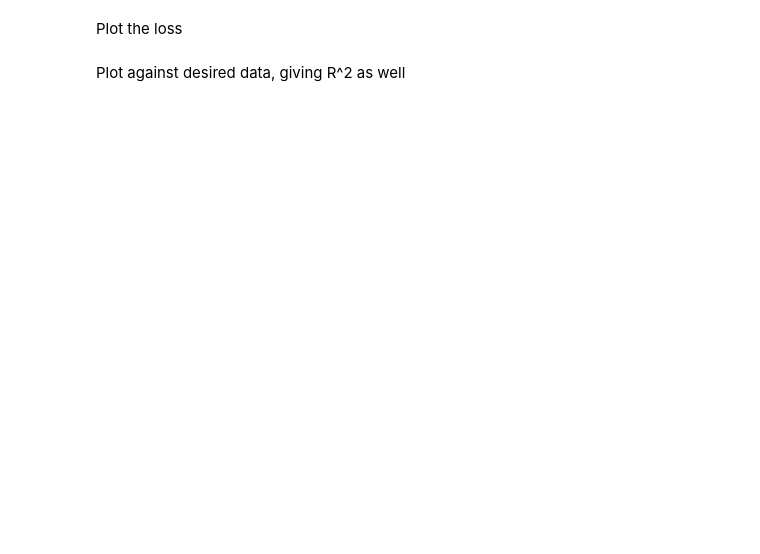
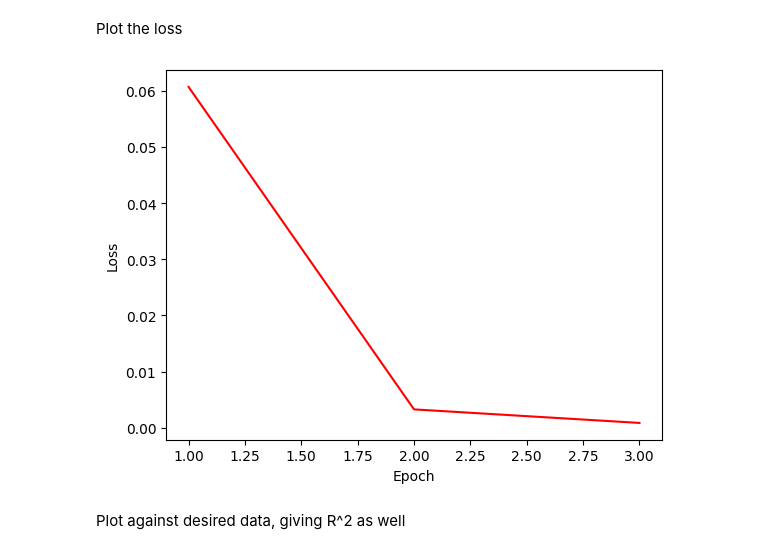
Before and after one commit to qBraid/qbraid-algorithms, a Jupyter notebook: examples/echo_state_network_time_series.ipynb, the cells around one changed output. Cells and saved outputs as stored; diff of their text form; code cells hidden in the pictures; blank space fills up the shorter version.

Commit message:
time series esn updates

```diff
--- a/examples/echo_state_network_time_series.ipynb
+++ b/examples/echo_state_network_time_series.ipynb
@@ -22,0 +15,10 @@ trainloader = DataLoader(trainset, shuffle=True)
+# %%
+# Parameters
+cycles = 10
+n_steps = 10
+
+# Time series creation
+trainset = create_time_series_data(1000, cycles, n_steps)
+trainloader = DataLoader(trainset, shuffle=True)
+testset = create_time_series_data(400, cycles, n_steps)
+testloader = DataLoader(testset, shuffle=True)
@@ -44,7 +45,10 @@ nepochs = 200
 # %% [markdown]
 Train the network
 # %%
+nsamples = 1000
+nepochs = 200
 loss_values = []
+
 start = time.time()
 for epoch in range(nepochs):
     total_loss = 0.0
@@ -62,10 +66,13 @@ for epoch in range(nepochs):
         total_loss += loss.item()
     average_loss = total_loss / nsamples
     loss_values.append(average_loss)
-    print(f"Epoch {epoch+1}, Loss: {average_loss}")
+    print(f"epoch {epoch}, loss: {average_loss:.3f}")
+
+    if average_loss < 1e-3:
+        break
 
 end = time.time()
-print("Training complete")
-print("num samples = " + str(nsamples))
-print("num epochs = " + str(nepochs))
-print("total time = " + str(end - start) + " sec")
+
+seconds = int(end - start)
+minutes = seconds // 60
+print(f"Training duration: {minutes} min {seconds % 60} sec")
@@ -74,9 +86,11 @@ Plot the loss
 # %%
 fig, ax = plt.subplots(dpi=100)
 ax.set_xlabel("Epoch")
 ax.set_ylabel("Loss")
-ax.plot(range(1, nepochs + 1), loss_values, color="red")
+ax.plot(range(1, len(loss_values) + 1), loss_values, color="red")
 plt.show()
+# %% [output]
+[figure, added]
 # %% [markdown]
 Plot against desired data, giving R^2 as well
 # %%
```
Also changed, not shown: parts of 9 cells of this notebook, 3 other files.
